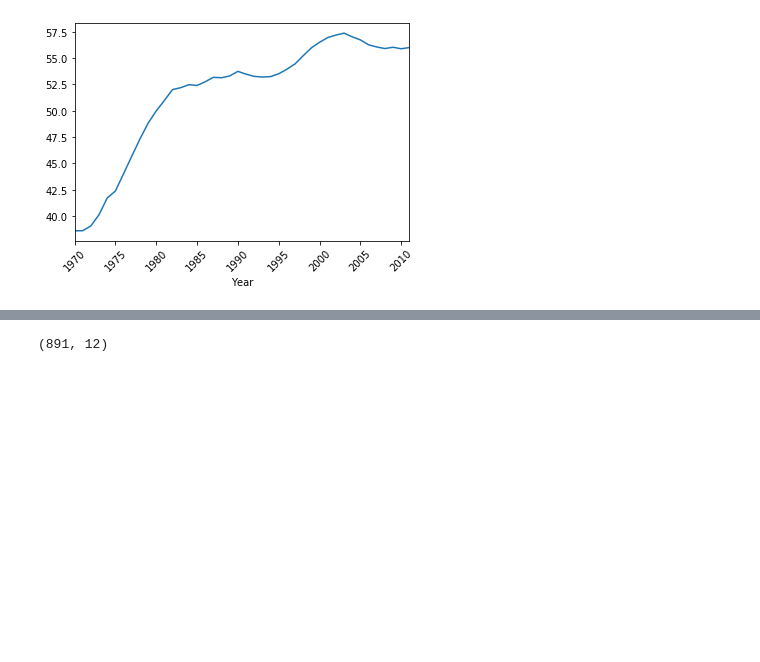
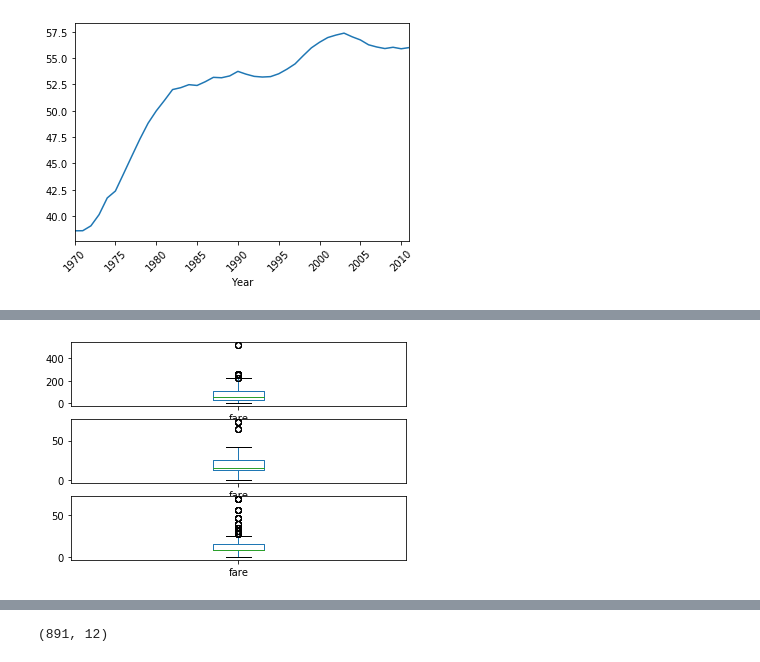
Before and after one commit to thap/PandasExamples, a Jupyter notebook: Pandas1.ipynb, the cells around one changed output, grey strips where cells are left out. Saved outputs shown, nothing was run; the diff lists cells and outputs as text; code cells hidden in the pictures; blank space fills up the shorter version.

```diff
--- a/Pandas1.ipynb
+++ b/Pandas1.ipynb
@@ -332,0 +474,3 @@ bachelors.mean(axis=1).plot(rot=45)
+# %%
+titanic = pd.read_csv('titanic.csv')
+titanic.head(10)
@@ -332,0 +489,7 @@ bachelors.mean(axis=1).plot(rot=45)
+# %%
+fig, axes = plt.subplots(nrows=3, ncols=1)
+titanic.loc[titanic['pclass'] == 1].plot(ax=axes[0], y='fare', kind='box')
+titanic.loc[titanic['pclass'] == 2].plot(ax=axes[1], y='fare', kind='box')
+titanic.loc[titanic['pclass'] == 3].plot(ax=axes[2], y='fare', kind='box');
+# %% [output]
+[figure, added]
```
Also changed, not shown: parts of 38 cells of this notebook.
